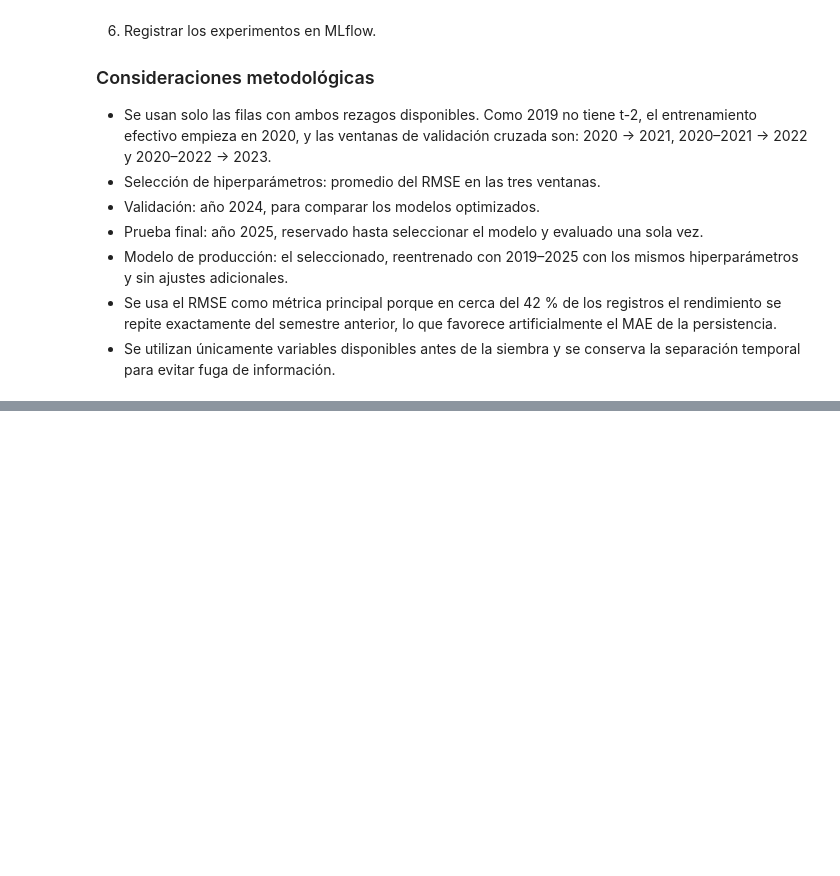
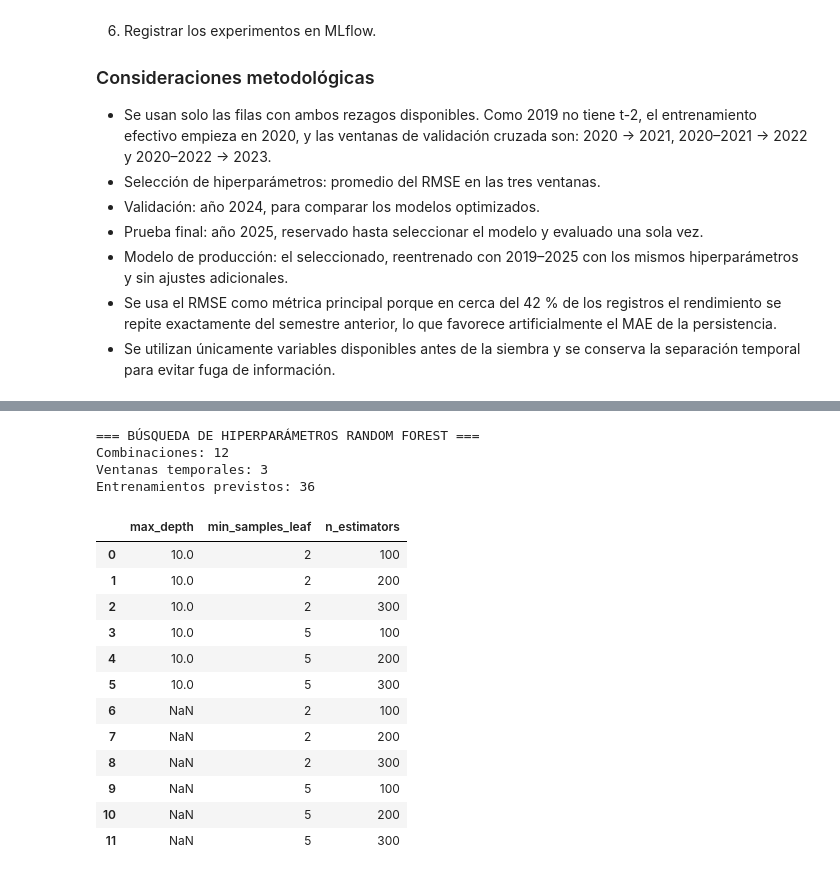
Before and after one commit to VicKingo98/agropredict-colombia, a Jupyter notebook: notebooks/05.1_optimizacion_modelos.ipynb, the cells around one changed output, grey strips where cells are left out. Cells and saved outputs as stored; diff of their text form; code cells hidden in the pictures; blank space fills up the shorter version.

```diff
--- a/notebooks/05.1_optimizacion_modelos.ipynb
+++ b/notebooks/05.1_optimizacion_modelos.ipynb
@@ -46,0 +360,34 @@ Random Forest y XGBoost.
+# %%
+# Espacio inicial de búsqueda para Random Forest
+parametros_rf = {
+    "n_estimators": [100, 200, 300],
+    "max_depth": [10, None],
+    "min_samples_leaf": [2, 5]
+}
+
+combinaciones_rf = list(ParameterGrid(parametros_rf))
+
+print("=== BÚSQUEDA DE HIPERPARÁMETROS RANDOM FOREST ===")
+print(f"Combinaciones: {len(combinaciones_rf)}")
+print(f"Ventanas temporales: {len(VENTANAS_CV)}")
+print(f"Entrenamientos previstos: {len(combinaciones_rf) * len(VENTANAS_CV)}")
+
+display(pd.DataFrame(combinaciones_rf))
+# %% [output]
+=== BÚSQUEDA DE HIPERPARÁMETROS RANDOM FOREST ===
+Combinaciones: 12
+Ventanas temporales: 3
+Entrenamientos previstos: 36
+|  | max_depth | min_samples_leaf | n_estimators |
+| 0 | 10.0 | 2 | 100 |
+| 1 | 10.0 | 2 | 200 |
+| 2 | 10.0 | 2 | 300 |
+| 3 | 10.0 | 5 | 100 |
+| 4 | 10.0 | 5 | 200 |
+| 5 | 10.0 | 5 | 300 |
+| 6 | NaN | 2 | 100 |
+| 7 | NaN | 2 | 200 |
+| 8 | NaN | 2 | 300 |
+| 9 | NaN | 5 | 100 |
+| 10 | NaN | 5 | 200 |
+| 11 | NaN | 5 | 300 |
```
Also changed, not shown: parts of 21 cells of this notebook, 2 other files.
